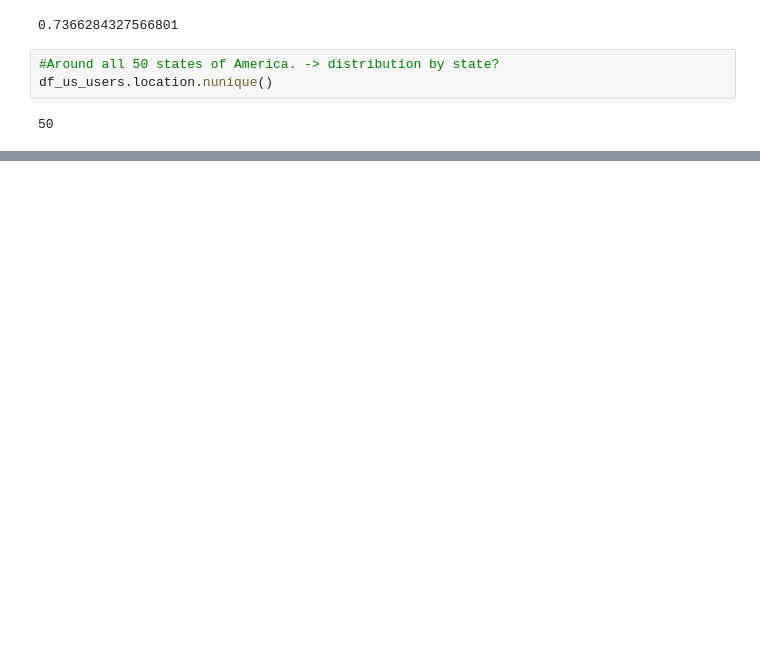
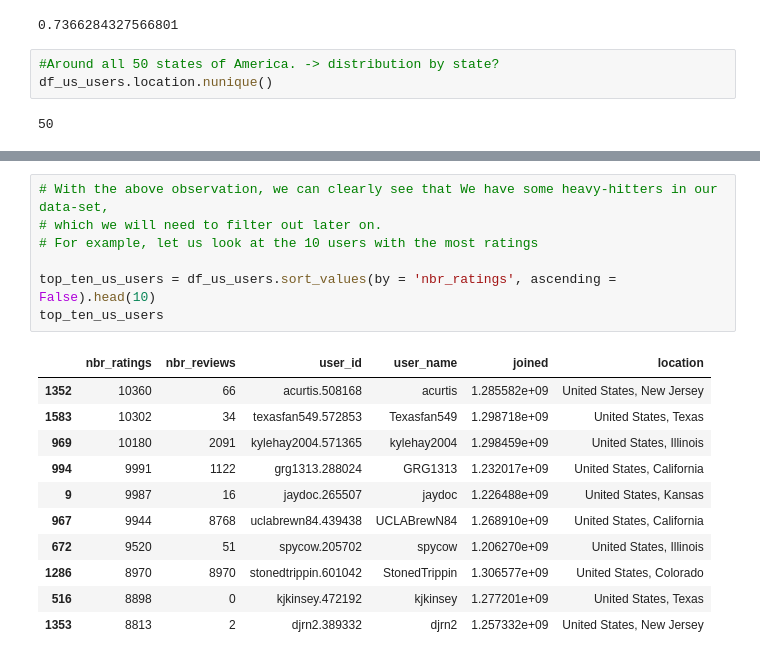
Before and after one commit to epfl-ada/ada-2022-project-radar, a Jupyter notebook: explopascal.ipynb, the cells around one changed output, grey strips where cells are left out. Saved outputs shown, nothing was run; the diff lists cells and outputs as text; blank space fills up the shorter version.

```diff
--- a/explopascal.ipynb
+++ b/explopascal.ipynb
@@ -37,0 +112,19 @@ df_us_users.location.nunique()
+# %%
+# With the above observation, we can clearly see that We have some heavy-hitters in our data-set,
+# which we will need to filter out later on.
+# For example, let us look at the 10 users with the most ratings
+
+top_ten_us_users = df_us_users.sort_values(by = 'nbr_ratings', ascending = False).head(10)
+top_ten_us_users
+# %% [output]
+|  | nbr_ratings | nbr_reviews | user_id | user_name | joined | location |
+| 1352 | 10360 | 66 | acurtis.508168 | acurtis | 1.285582e+09 | United States, New Jersey |
+| 1583 | 10302 | 34 | texasfan549.572853 | Texasfan549 | 1.298718e+09 | United States, Texas |
+| 969 | 10180 | 2091 | kylehay2004.571365 | kylehay2004 | 1.298459e+09 | United States, Illinois |
+| 994 | 9991 | 1122 | grg1313.288024 | GRG1313 | 1.232017e+09 | United States, California |
+| 9 | 9987 | 16 | jaydoc.265507 | jaydoc | 1.226488e+09 | United States, Kansas |
+| 967 | 9944 | 8768 | uclabrewn84.439438 | UCLABrewN84 | 1.268910e+09 | United States, California |
+| 672 | 9520 | 51 | spycow.205702 | spycow | 1.206270e+09 | United States, Illinois |
+| 1286 | 8970 | 8970 | stonedtrippin.601042 | StonedTrippin | 1.306577e+09 | United States, Colorado |
+| 516 | 8898 | 0 | kjkinsey.472192 | kjkinsey | 1.277201e+09 | United States, Texas |
+| 1353 | 8813 | 2 | djrn2.389332 | djrn2 | 1.257332e+09 | United States, New Jersey |
```
Also changed, not shown: parts of 13 cells of this notebook, 1 other file.
